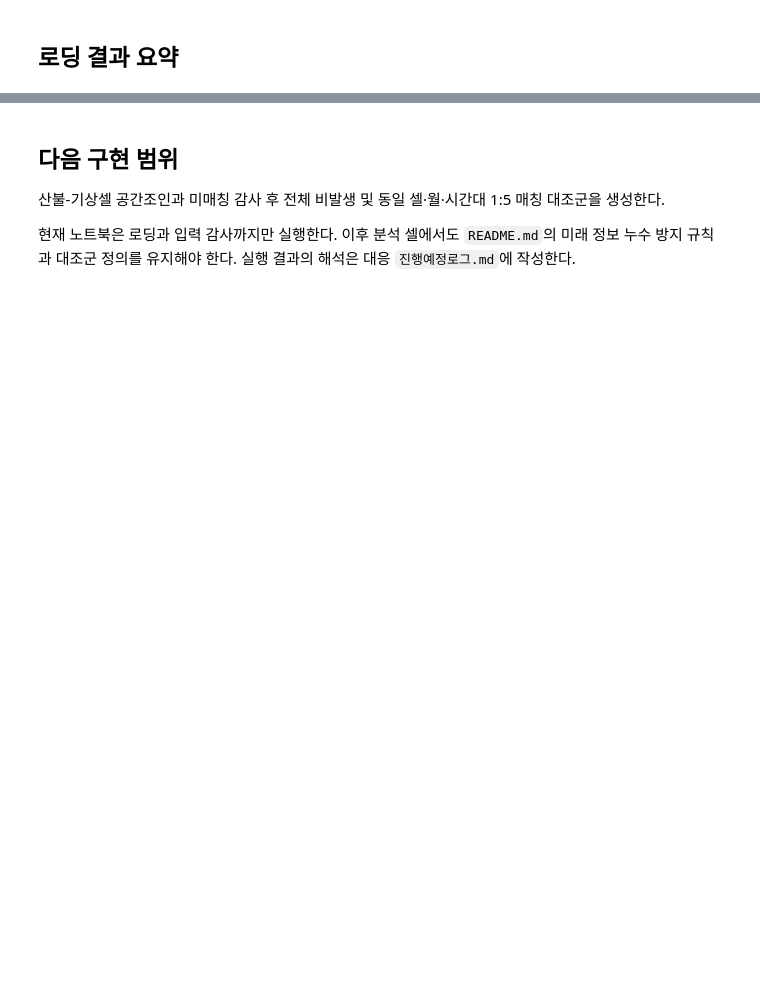
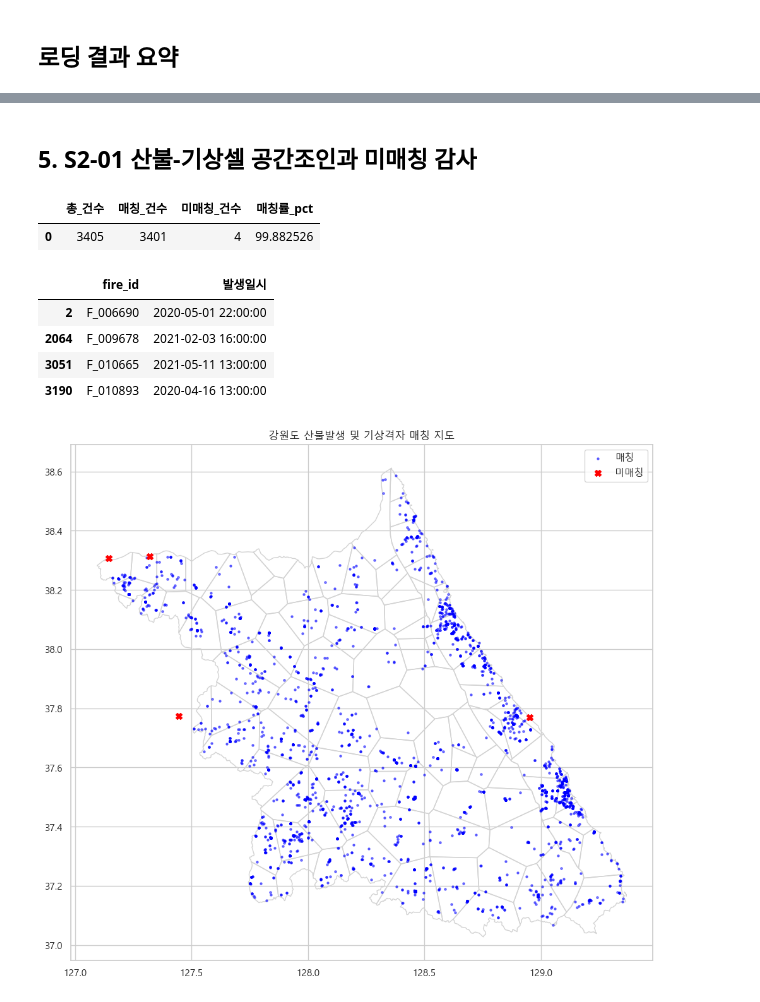
Before and after one commit to Max-JI64/farm-system-public-02, a Jupyter notebook: jsw/강원_재_EDA/Step2_강원도_산불발생_날씨지수_대조군재분석.ipynb, the cells around one changed output, grey strips where cells are left out. Cells and saved outputs as stored; diff of their text form; code cells hidden in the pictures; blank space fills up the shorter version.

```diff
--- a/jsw/강원_재_EDA/Step2_강원도_산불발생_날씨지수_대조군재분석.ipynb
+++ b/jsw/강원_재_EDA/Step2_강원도_산불발생_날씨지수_대조군재분석.ipynb
@@ -115,8 +162,56 @@ display(frame_inventory(loaded_frames))
-# %% [markdown]
-## 다음 구현 범위
-
-산불-기상셀 공간조인과 미매칭 감사 후 전체 비발생 및 동일 셀·월·시간대 1:5 매칭 대조군을 생성한다.
-
-현재 노트북은 로딩과 입력 감사까지만 실행한다. 이후 분석 셀에서도
-`README.md`의 미래 정보 누수 방지 규칙과 대조군 정의를 유지해야 한다.
-실행 결과의 해석은 대응 `진행예정로그.md`에 작성한다.
+# %% [markdown]
+## 5. S2-01 산불-기상셀 공간조인과 미매칭 감사
+# %%
+
+import geopandas as gpd
+import pandas as pd
+import matplotlib.pyplot as plt
+from pathlib import Path
+
+# 좌표계 일치 확인 및 공간조인
+if fire_points.crs != weather_grid.crs:
+    fire_points = fire_points.to_crs(weather_grid.crs)
+
+fire_joined = gpd.sjoin(fire_points, weather_grid[['기상셀ID', 'geometry']], how="left", predicate="within")
+
+Path("outputs/Step2/tables").mkdir(parents=True, exist_ok=True)
+Path("outputs/Step2/plots").mkdir(parents=True, exist_ok=True)
+
+# 1. 매칭률 계산
+match_rate = pd.DataFrame({
+    '총_건수': [len(fire_joined)],
+    '매칭_건수': [fire_joined['기상셀ID'].notna().sum()],
+    '미매칭_건수': [fire_joined['기상셀ID'].isna().sum()],
+    '매칭률_pct': [fire_joined['기상셀ID'].notna().mean() * 100]
+})
+display(match_rate)
+match_rate.to_csv("outputs/Step2/tables/S2-01_matching_rate.csv", index=False, encoding='utf-8-sig')
+
+# 2. 미매칭 목록
+unmatched = fire_joined[fire_joined['기상셀ID'].isna()]
+if len(unmatched) > 0:
+    display(unmatched[['fire_id', '발생일시']]) # available columns
+    unmatched.to_csv("outputs/Step2/tables/S2-01_unmatched_list.csv", index=False, encoding='utf-8-sig')
+else:
+    pd.DataFrame(columns=['fire_id']).to_csv("outputs/Step2/tables/S2-01_unmatched_list.csv", index=False, encoding='utf-8-sig')
+
+# 3. 매칭 지도 시각화
+fig, ax = plt.subplots(figsize=(10, 10))
+weather_grid.plot(ax=ax, facecolor="none", edgecolor="lightgray")
+fire_joined[fire_joined['기상셀ID'].notna()].plot(ax=ax, color="blue", markersize=5, alpha=0.5, label="매칭")
+if len(unmatched) > 0:
+    unmatched.plot(ax=ax, color="red", markersize=50, marker='X', label="미매칭")
+ax.legend()
+ax.set_title("강원도 산불발생 및 기상격자 매칭 지도")
+plt.tight_layout()
+plt.savefig("outputs/Step2/plots/S2-01_matching_map.png", dpi=300)
+plt.show()
+# %% [output]
+|  | 총_건수 | 매칭_건수 | 미매칭_건수 | 매칭률_pct |
+| 0 | 3405 | 3401 | 4 | 99.882526 |
+|  | fire_id | 발생일시 |
+| 2 | F_006690 | 2020-05-01 22:00:00 |
+| 2064 | F_009678 | 2021-02-03 16:00:00 |
+| 3051 | F_010665 | 2021-05-11 13:00:00 |
+| 3190 | F_010893 | 2020-04-16 13:00:00 |
+[figure, added]
```
Also changed, not shown: parts of 6 cells of this notebook, 5 other files.
